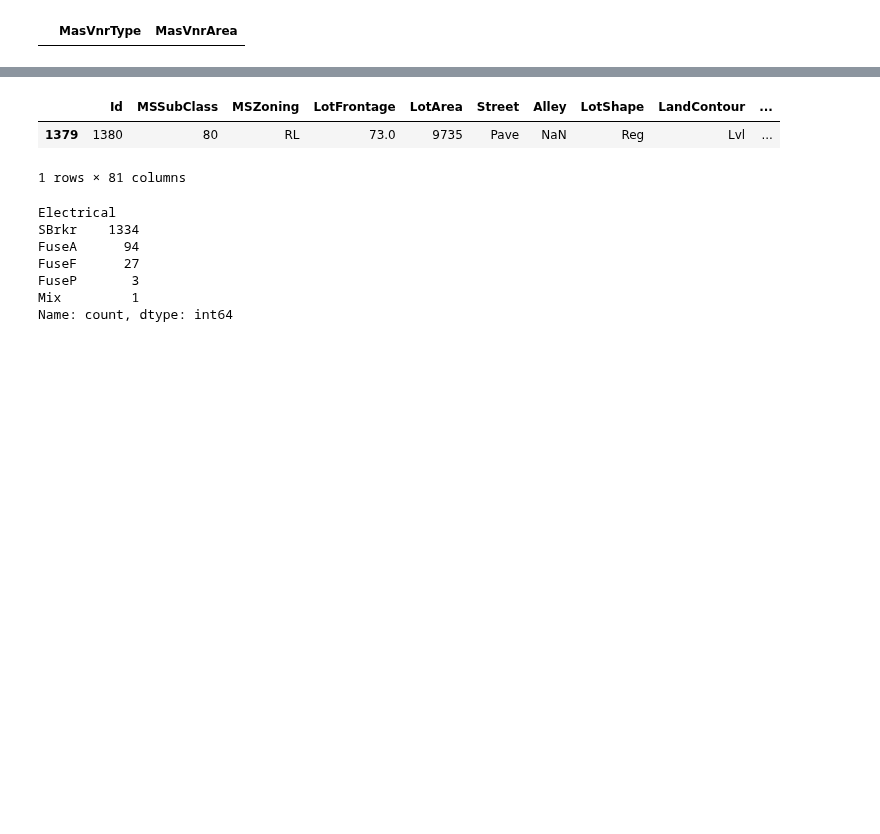
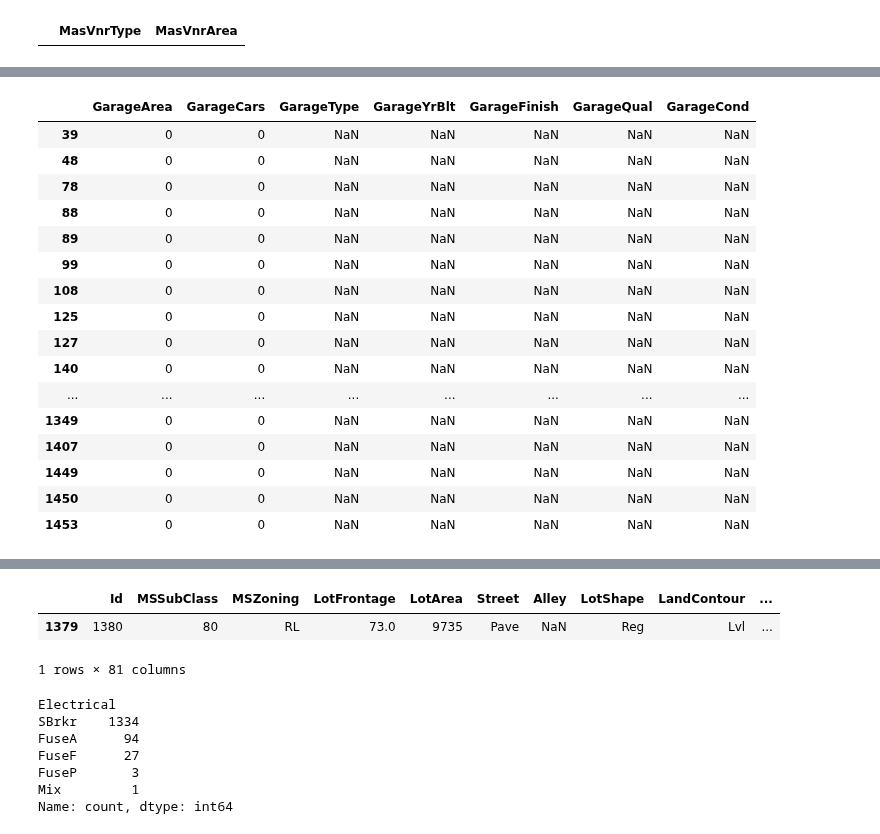
Before and after one commit to kogimurio/house_sales_prediction, a Jupyter notebook: saales_price_predictions.ipynb, the cells around one changed output, grey strips where cells are left out. Saved outputs shown, nothing was run; the diff lists cells and outputs as text; code cells hidden in the pictures; blank space fills up the shorter version.

```diff
--- a/saales_price_predictions.ipynb
+++ b/saales_price_predictions.ipynb
@@ -952,0 +1140,21 @@ dataset['MasVnrArea'].isnull()][['MasVnrType', 'MasVnrArea']]
+# %%
+# Inspecting garage without values
+dataset[dataset['GarageType'].isnull()][['GarageArea', 'GarageCars', 'GarageType', 'GarageYrBlt', 'GarageFinish', 'GarageQual', 'GarageCond']]
+# %% [output]
+|  | GarageArea | GarageCars | GarageType | GarageYrBlt | GarageFinish | GarageQual | GarageCond |
+| 39 | 0 | 0 | NaN | NaN | NaN | NaN | NaN |
+| 48 | 0 | 0 | NaN | NaN | NaN | NaN | NaN |
+| 78 | 0 | 0 | NaN | NaN | NaN | NaN | NaN |
+| 88 | 0 | 0 | NaN | NaN | NaN | NaN | NaN |
+| 89 | 0 | 0 | NaN | NaN | NaN | NaN | NaN |
+| 99 | 0 | 0 | NaN | NaN | NaN | NaN | NaN |
+| 108 | 0 | 0 | NaN | NaN | NaN | NaN | NaN |
+| 125 | 0 | 0 | NaN | NaN | NaN | NaN | NaN |
+| 127 | 0 | 0 | NaN | NaN | NaN | NaN | NaN |
+| 140 | 0 | 0 | NaN | NaN | NaN | NaN | NaN |
+| ... | ... | ... | ... | ... | ... | ... | ... |
+| 1349 | 0 | 0 | NaN | NaN | NaN | NaN | NaN |
+| 1407 | 0 | 0 | NaN | NaN | NaN | NaN | NaN |
+| 1449 | 0 | 0 | NaN | NaN | NaN | NaN | NaN |
+| 1450 | 0 | 0 | NaN | NaN | NaN | NaN | NaN |
+| 1453 | 0 | 0 | NaN | NaN | NaN | NaN | NaN |
```
Also changed, not shown: parts of 30 cells of this notebook.
